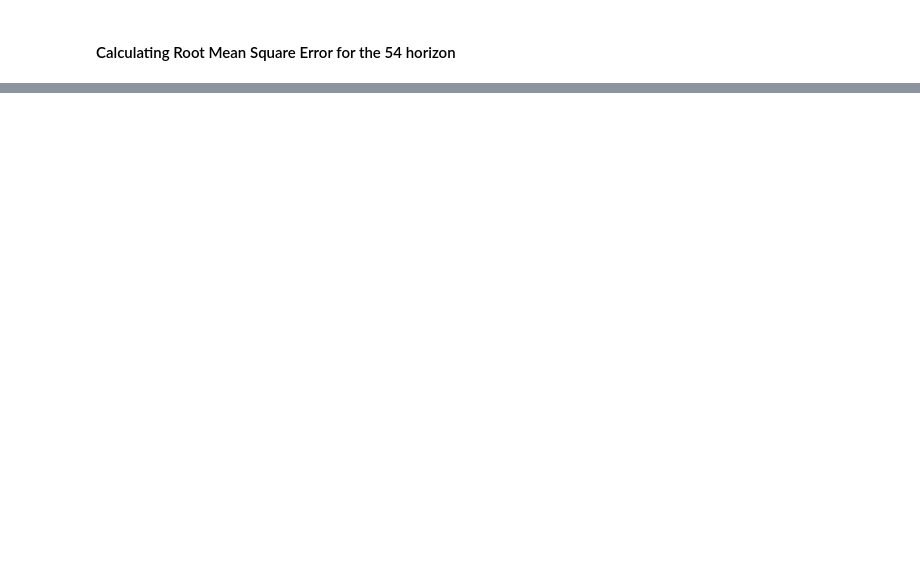
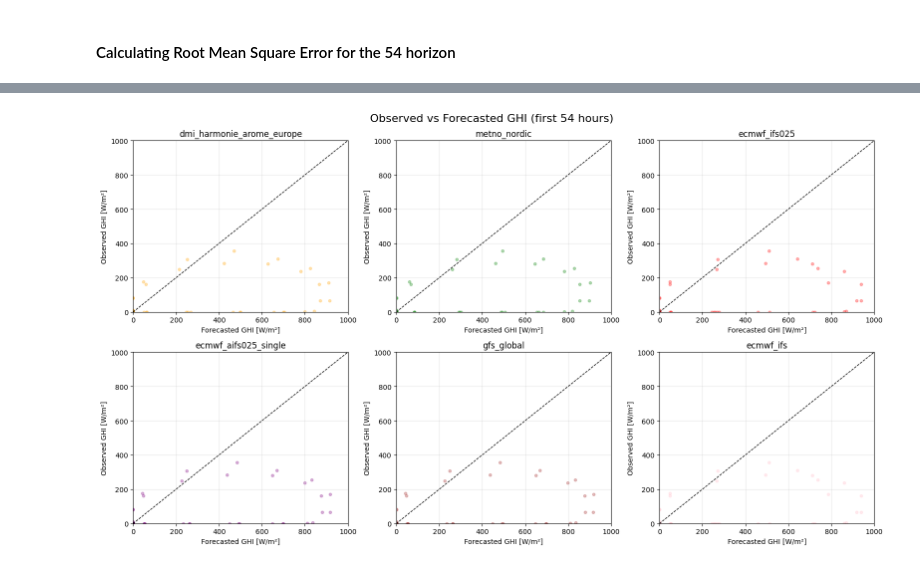
Before and after one commit to karlarye/Forecast-Solar-Assignment, a Jupyter notebook: assignment.ipynb, the cells around one changed output, grey strips where cells are left out. Saved outputs shown, nothing was run; the diff lists cells and outputs as text; code cells hidden in the pictures; blank space fills up the shorter version.

```diff
--- a/assignment.ipynb
+++ b/assignment.ipynb
@@ -224,0 +230,42 @@ Missing measurements: 6
+# %%
+# Restrict to forecast horizons 0–54
+start = forecast_data_w9.index[0]
+end = start + pd.Timedelta(hours=54)
+
+fc = forecast_data_w9.loc[start:end].copy()
+
+# Select measurements matching forecast timestamps
+measured = dmi_data['ghi'].reindex(fc.index)
+
+# Define forecast horizons
+fc['forecast_horizon'] = np.arange(len(fc))
+
+# Plot
+fig, axes = plt.subplots(2, 3, figsize=(16, 9))
+
+for ax, name, color in zip(axes.flatten(), col_names, colors):
+
+    ax.scatter(
+        fc[name],
+        measured,
+        alpha=0.3,
+        color=color,
+        s=15
+    )
+
+    # Perfect forecast line
+    ax.plot([0, 1000], [0, 1000], 'k--', linewidth=1)
+
+    ax.set_title(name)
+    ax.set_xlabel('Forecasted GHI [W/m²]')
+    ax.set_ylabel('Observed GHI [W/m²]')
+    ax.set_xlim(0, 1000)
+    ax.set_ylim(0, 1000)
+    ax.grid(alpha=0.3)
+
+fig.suptitle('Observed vs Forecasted GHI (first 54 hours)', fontsize=16)
+
+plt.tight_layout()
+plt.show()
+# %% [output]
+[figure, added]
```
Also changed, not shown: parts of 7 cells of this notebook.
